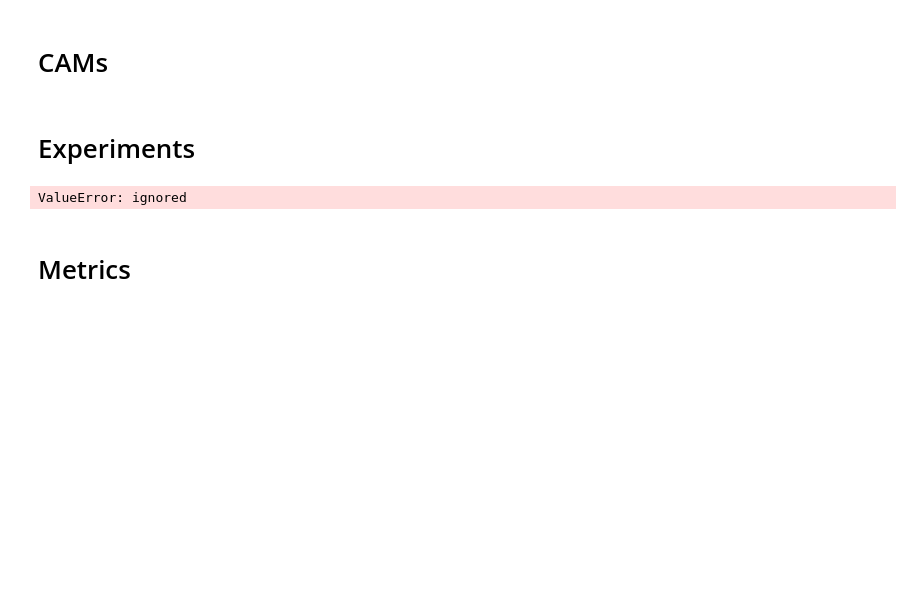
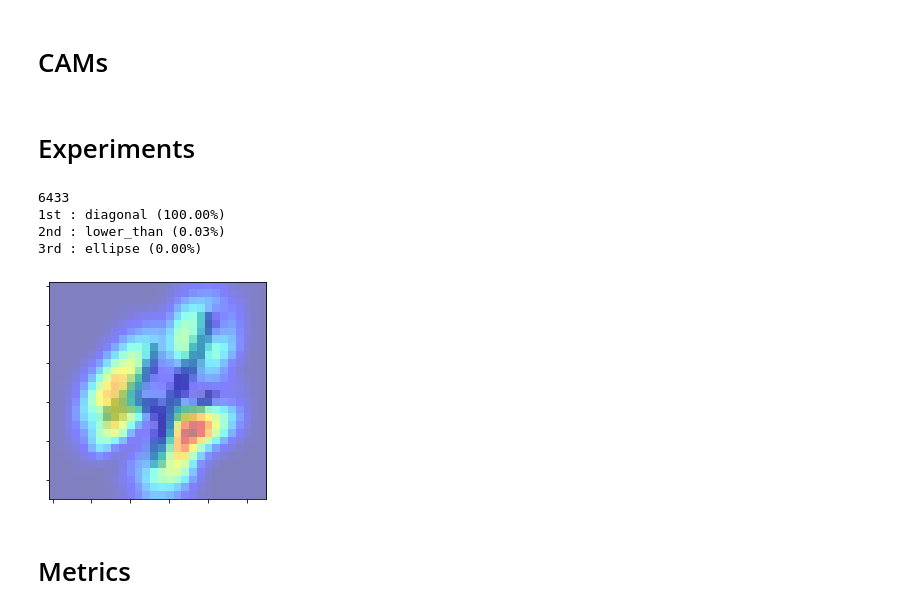
Before and after one commit to fsilvestrim/thesis, a Jupyter notebook: Geo_Cam.ipynb, the cells around one changed output. Cells and saved outputs as stored; diff of their text form; code cells hidden in the pictures; blank space fills up the shorter version.

```diff
--- a/Geo_Cam.ipynb
+++ b/Geo_Cam.ipynb
@@ -484,7 +476,7 @@ def grad_cam_pp_m(image, cam_model, prediction_idx=-1):
   deep_linearization_weights = np.sum(weights*alphas, axis=(0,1))
   cam = np.sum(deep_linearization_weights*conv_output[0], axis=2)
 
-  return cam, conv_output, prediction_idx, (conv_first_grad, conv_second_grad, conv_third_grad)
+  return cam, conv_output, predictions, (conv_first_grad, conv_second_grad, conv_third_grad)
 
 def grad_cam_pp(image, model, con_layer_idx=-1, prediction_idx=-1):
   cam_layers = get_cam_layers(model)
@@ -494,33 +486,35 @@ def grad_cam_pp(image, model, con_layer_idx=-1, prediction_idx=-1):
   return grad_cam_pp_m(image, cam_model, prediction_idx)
 # %% [markdown]
 # Experiments
+# %%
+# geo2 (sliced) model (from model_gcm - transfer learning) for cam prediction
+geocam_gcm_model = Model([model_gcm.inputs], [get_cam_layer(model_gcm, "conv2d_20").get_output_at(1), get_cam_layer(model_gcm, "dense_8").get_output_at(1)])
 # %%
-# 3) prediction based on conv output
+# prediction based on conv output
 test_image, test_label, test_idx = get_sample(mnist_test)
+mnist_gcm_predictions = predict(model_gcm, test_image)
+mnist_gcm_prediction = np.argmax(mnist_gcm_predictions)
+print(test_idx)
 
-cam_layer = get_cam_layer(model_gcm, "conv2d_5")
+# cam (geo)
+geocam_gcm_cam, geocam_gcm_cam_conv_output, geocam_gcm_cam_predictions, _ = grad_cam_pp_m(test_image, geocam_gcm_model)
 
-cam_model = Model([model_gcm.inputs], [cam_layer.get_output_at(1), model_gcm.output])
-geo2_model = Model([layers.Input((28, 28, 128))], [cam_layer.get_output_at(1), model_geo.output])
-
-
-cam, cam_conv_output, cam_prediction, _ = grad_cam_pp_m(test_image, cam_model)
-geo2_prediction = np.argmax(model_geo_2.predict(cam_conv_output))
-
-assert test_label == geo2_prediction, "Missmatched ids. Wanted %d, received %d" % (test_label, geo2_prediction)
+assert test_label == mnist_gcm_prediction, "Missmatched ids. Wanted %d, received %d" % (test_label, mnist_gcm_prediction)
 
 # Prediction
 labels = dataset[2]
-gcg_predictions = model_geo_2.predict(gcm_conv_output)
-sorted_indexes = np.flip(np.argsort(gcg_predictions[0]))
-percentages = gcg_predictions[0] / gcg_predictions[0][sorted_indexes[0]]
+sorted_indexes = np.flip(np.argsort(geocam_gcm_cam_predictions[0]))
+percentages = np.round(geocam_gcm_cam_predictions[0] / geocam_gcm_cam_predictions[0][sorted_indexes[0]], 5)
 
 print(f"1st : {labels[sorted_indexes[0]]} ({percentages[sorted_indexes[0]] * 100:.2f}%)")
 print(f"2nd : {labels[sorted_indexes[1]]} ({percentages[sorted_indexes[1]] * 100:.2f}%)")
 print(f"3rd : {labels[sorted_indexes[2]]} ({percentages[sorted_indexes[2]] * 100:.2f}%)")
 
 # Debug (CAM projection)
-gcg_mnist_cam = cam_1(model_geo, gcm_conv_output, sorted_indexes[0])
-show_heatmap(test_image, gcg_mnist_cam, (28, 28, 1), True)
+show_heatmap(test_image, geocam_gcm_cam, (28, 28, 1), True)
 # %% [output]
-ValueError: ignored
+6433
+1st : diagonal (100.00%)
+2nd : lower_than (0.03%)
+3rd : ellipse (0.00%)
+[figure, added]
```
Also changed, not shown: parts of 13 cells of this notebook.
